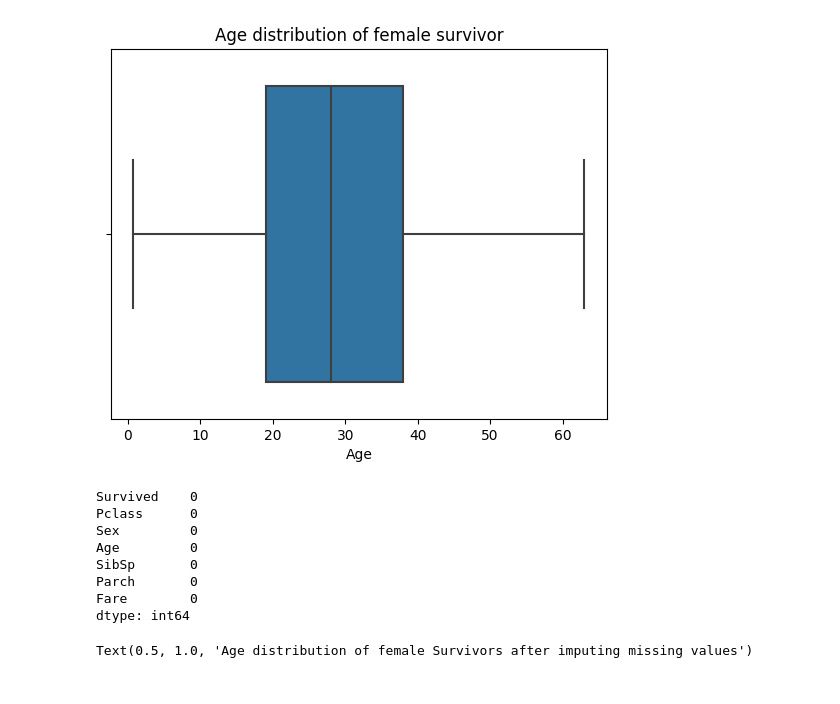
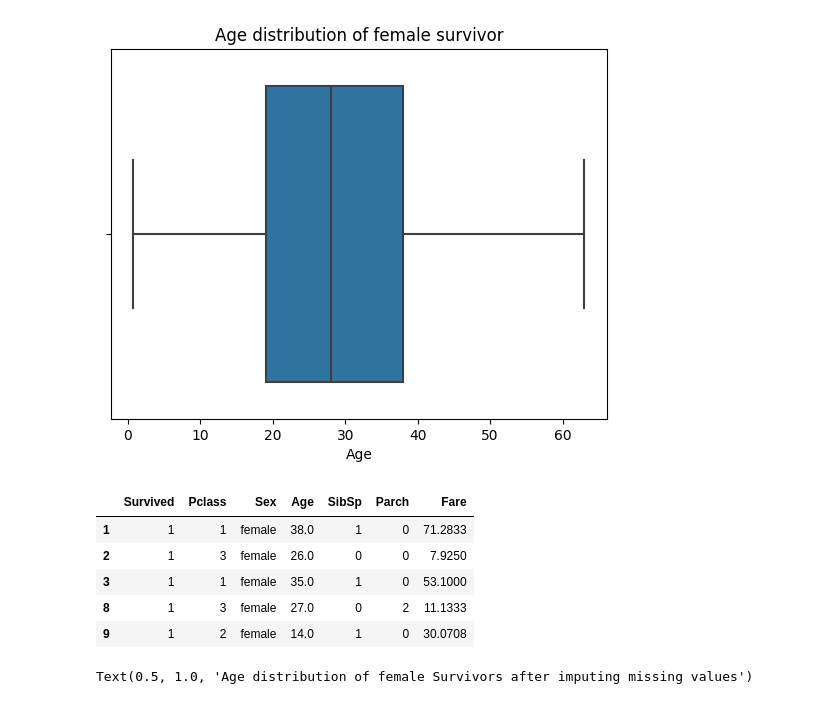
Before and after one commit to puvanans/titanicDataset, a Jupyter notebook: Survivors.ipynb, the cells around one changed output. Saved outputs shown, nothing was run; the diff lists cells and outputs as text; code cells hidden in the pictures.

```diff
--- a/Survivors.ipynb
+++ b/Survivors.ipynb
@@ -264,17 +269,15 @@ Text(0.5, 1.0, 'Age distribution of female survivor')
 # %%
 # Here we replace the missing Age values with the mean of the known ages.
 femaleSurvivor_age_cleaned = femaleSurvivor.fillna(int(mean))
 
 femaleSurvivor_age_cleaned.head()
 
-femaleSurvivor_age_cleaned.isnull().sum()
+# femaleSurvivor_age_cleaned.isnull().sum()
 # %% [output]
-Survived    0
-Pclass      0
-Sex         0
-Age         0
-SibSp       0
-Parch       0
-Fare        0
-dtype: int64
+|  | Survived | Pclass | Sex | Age | SibSp | Parch | Fare |
+| 1 | 1 | 1 | female | 38.0 | 1 | 0 | 71.2833 |
+| 2 | 1 | 3 | female | 26.0 | 0 | 0 | 7.9250 |
+| 3 | 1 | 1 | female | 35.0 | 1 | 0 | 53.1000 |
+| 8 | 1 | 3 | female | 27.0 | 0 | 2 | 11.1333 |
+| 9 | 1 | 2 | female | 14.0 | 1 | 0 | 30.0708 |
 # %%
```
Also changed, not shown: parts of 5 cells of this notebook, 8 other files.
